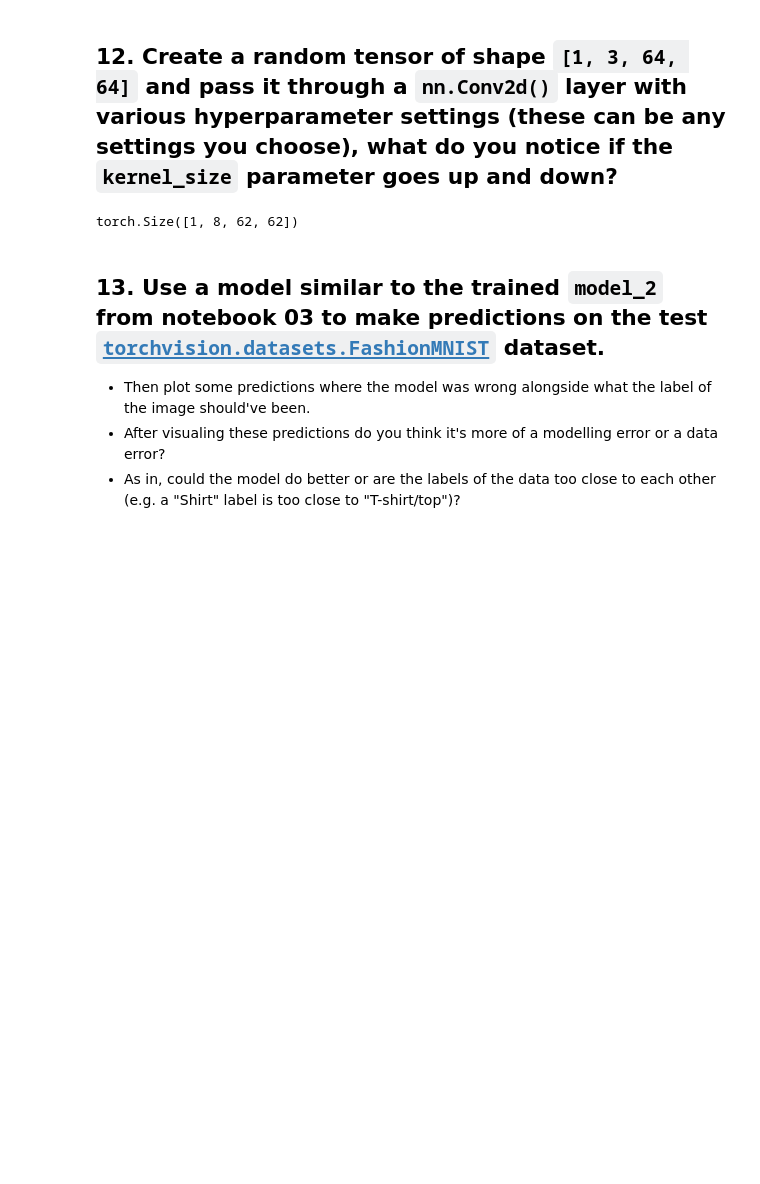
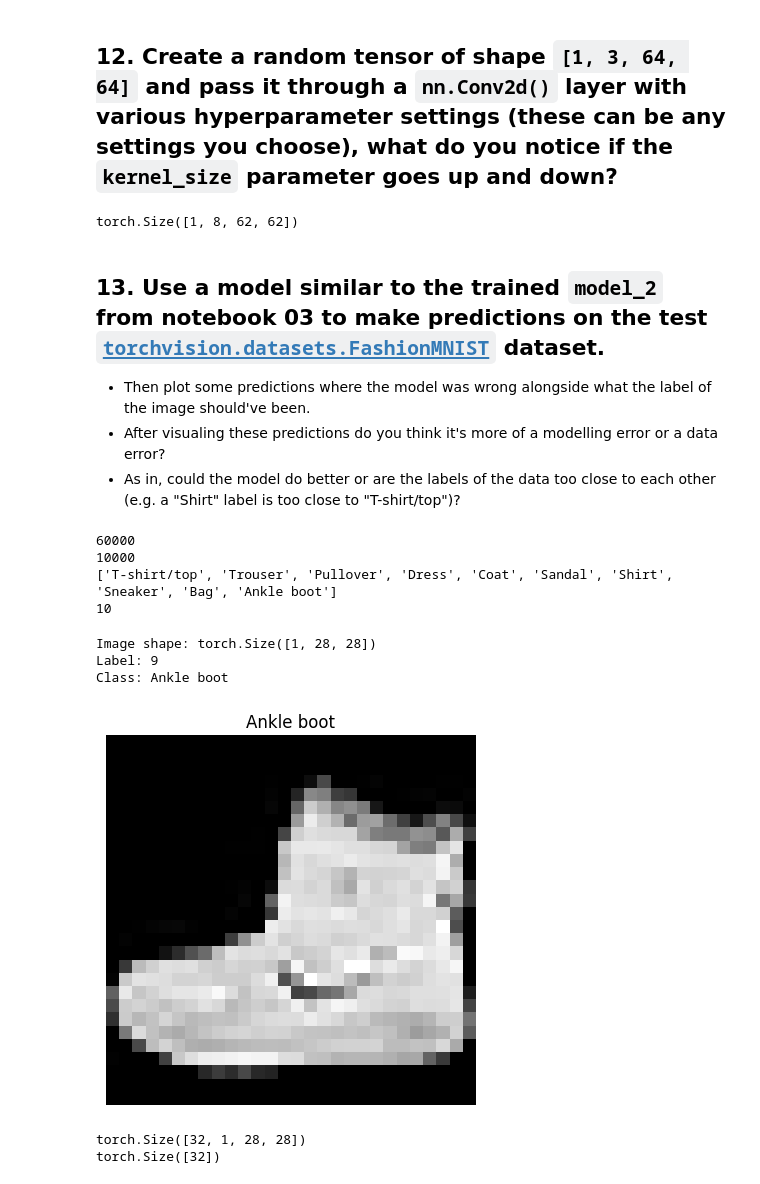
Before and after one commit to giahuy-ftel/pytorch-deep-learning, a Jupyter notebook: extras/exercises/03_pytorch_computer_vision_exercises.ipynb, the cells around one changed output. Cells and saved outputs as stored; diff of their text form; code cells hidden in the pictures; blank space fills up the shorter version.

```diff
--- a/extras/exercises/03_pytorch_computer_vision_exercises.ipynb
+++ b/extras/exercises/03_pytorch_computer_vision_exercises.ipynb
@@ -405,3 +405,49 @@ torch.Size([1, 8, 62, 62])
 * Then plot some predictions where the model was wrong alongside what the label of the image should've been.
 * After visualing these predictions do you think it's more of a modelling error or a data error?
 * As in, could the model do better or are the labels of the data too close to each other (e.g. a "Shirt" label is too close to "T-shirt/top")?
+# %%
+from torchvision import datasets
+from torchvision.transforms import ToTensor
+
+fashion_train_data = datasets.FashionMNIST(
+    root="data",
+    train=True,
+    download=True,
+    transform=ToTensor()
+)
+
+fashion_test_data = datasets.FashionMNIST(
+    root="data",
+    train=False,
+    download=True,
+    transform=ToTensor()
+)
+# %%
+print(len(fashion_train_data))
+print(len(fashion_test_data))
+print(fashion_train_data.classes)
+print(len(fashion_train_data.classes))
+# %% [output]
+60000
+10000
+['T-shirt/top', 'Trouser', 'Pullover', 'Dress', 'Coat', 'Sandal', 'Shirt', 'Sneaker', 'Bag', 'Ankle boot']
+10
+# %%
+image, label = fashion_train_data[0]
+
+print("Image shape:", image.shape)
+print("Label:", label)
+print("Class:", fashion_train_data.classes[label])
+# %% [output]
+Image shape: torch.Size([1, 28, 28])
+Label: 9
+Class: Ankle boot
+# %%
+import matplotlib.pyplot as plt
+
+plt.imshow(image.squeeze(), cmap="gray")
+plt.title(fashion_train_data.classes[label])
+plt.axis("off")
+plt.show()
+# %% [output]
+[figure, added]
@@ -407,0 +460,8 @@ torch.Size([1, 8, 62, 62])
+# %%
+X_batch, y_batch = next(iter(fashion_train_dataloader))
+
+print(X_batch.shape)
+print(y_batch.shape)
+# %% [output]
+torch.Size([32, 1, 28, 28])
+torch.Size([32])
```
Also changed, not shown: parts of 10 cells of this notebook.
